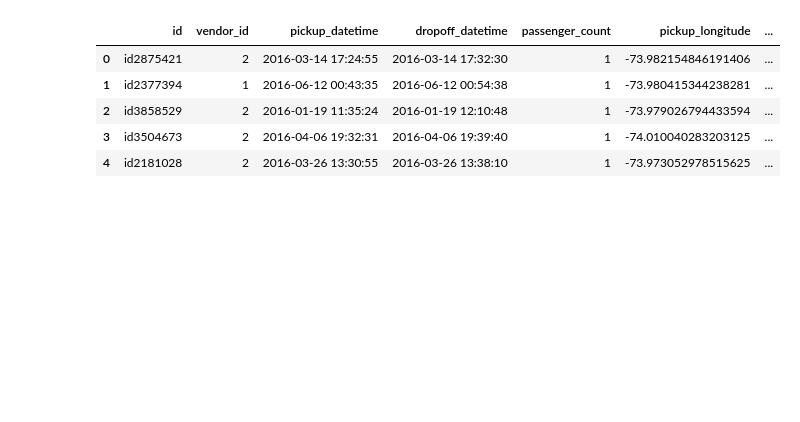
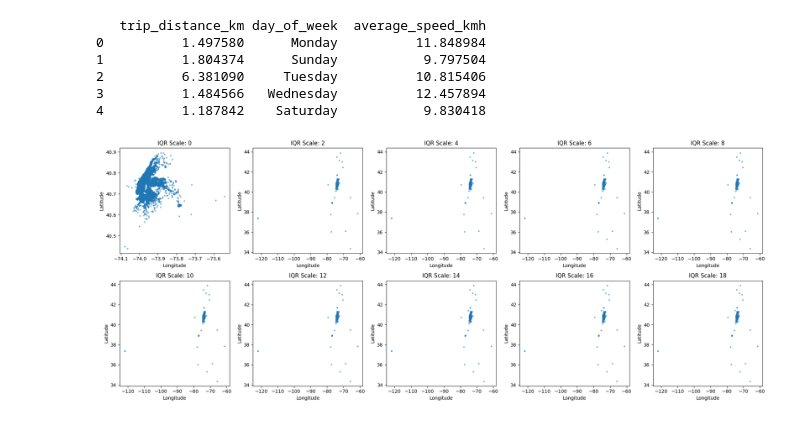
Before and after one commit to TumiJourdan/IDVE-Assignments, a Jupyter notebook: Assignment 2/data_cleaning.ipynb, the cells around one changed output. Cells and saved outputs as stored; diff of their text form; code cells hidden in the pictures; blank space fills up the shorter version.

```diff
--- a/Assignment 2/data_cleaning.ipynb
+++ b/Assignment 2/data_cleaning.ipynb
@@ -10 +21,3 @@ import seaborn as sns
+# %%
+df = pd.read_csv('nyc_taxis.csv', low_memory=False)
 # %%
@@ -48,13 +68,50 @@ def clean_IQR(df_in, columns= ['odometer', 'gallons', 'cost_per_gallon_float', '
-# %%
-df = pd.read_file('nyc_taxis.csv')
-df.head()
-# %% [output]
-|  | id | vendor_id | pickup_datetime | dropoff_datetime | passenger_count | pickup_longitude | ... |
-| 0 | id2875421 | 2 | 2016-03-14 17:24:55 | 2016-03-14 17:32:30 | 1 | -73.982154846191406 | ... |
-| 1 | id2377394 | 1 | 2016-06-12 00:43:35 | 2016-06-12 00:54:38 | 1 | -73.980415344238281 | ... |
-| 2 | id3858529 | 2 | 2016-01-19 11:35:24 | 2016-01-19 12:10:48 | 1 | -73.979026794433594 | ... |
-| 3 | id3504673 | 2 | 2016-04-06 19:32:31 | 2016-04-06 19:39:40 | 1 | -74.010040283203125 | ... |
-| 4 | id2181028 | 2 | 2016-03-26 13:30:55 | 2016-03-26 13:38:10 | 1 | -73.973052978515625 | ... |
+# %%
+# Question 2
+
+# 1. Distance of trip
+df['trip_distance_km'] = haversine_np(df['pickup_longitude'], df['pickup_latitude'],
+                                      df['dropoff_longitude'], df['dropoff_latitude'])
+
+# 2. Day of the week
+df['pickup_datetime'] = pd.to_datetime(df['pickup_datetime'])
+df['day_of_week'] = df['pickup_datetime'].dt.day_name()
+
+# 3. Average speed of trip
+# Convert trip duration from seconds to hours
+df['trip_duration_hours'] = df['trip_duration'] / 3600
+df['average_speed_kmh'] = df['trip_distance_km'] / df['trip_duration_hours']
+
+# Display the first few rows to check the new features
+print(df[['trip_distance_km', 'day_of_week', 'average_speed_kmh']].head())
+# %% [output]
+   trip_distance_km day_of_week  average_speed_kmh
+0          1.497580      Monday          11.848984
+1          1.804374      Sunday           9.797504
+2          6.381090     Tuesday          10.815406
+3          1.484566   Wednesday          12.457894
+4          1.187842    Saturday           9.830418
+# %%
+def clean_and_plot_iqr_ranges(df, columns, start=0, end=20, step=2):
+    iqr_scales = [round(scale, 2) for scale in np.arange(start, end, step)]  # Adjusted range for 10 values
+    fig, axes = plt.subplots(nrows=2, ncols=5, figsize=(20, 8))
+    axes = axes.flatten()
+
+    for i, scale in enumerate(iqr_scales):
+        # Clean data with current IQR scale
+        df_cleaned = clean_IQR(df, columns=columns, iqr_scale=scale, plot=False)
+
+        # Scatter plot of cleaned data using pickup_latitude and pickup_longitude
+        axes[i].scatter(df_cleaned['pickup_longitude'], df_cleaned['pickup_latitude'], alpha=0.5, s=5)
+        axes[i].set_title(f"IQR Scale: {scale}")
+        axes[i].set_xlabel('Longitude')
+        axes[i].set_ylabel('Latitude')
+
+    plt.tight_layout()
+    plt.show()
+
+clean_and_plot_iqr_ranges(df,['pickup_latitude','pickup_longitude','trip_duration','trip_distance_km'])
+# %% [output]
+[figure, added]
 # %%
 
 df['trip_duration'] = df['trip_duration'].astype(int)
```
Also changed, not shown: parts of 4 cells of this notebook, 2 other files.
